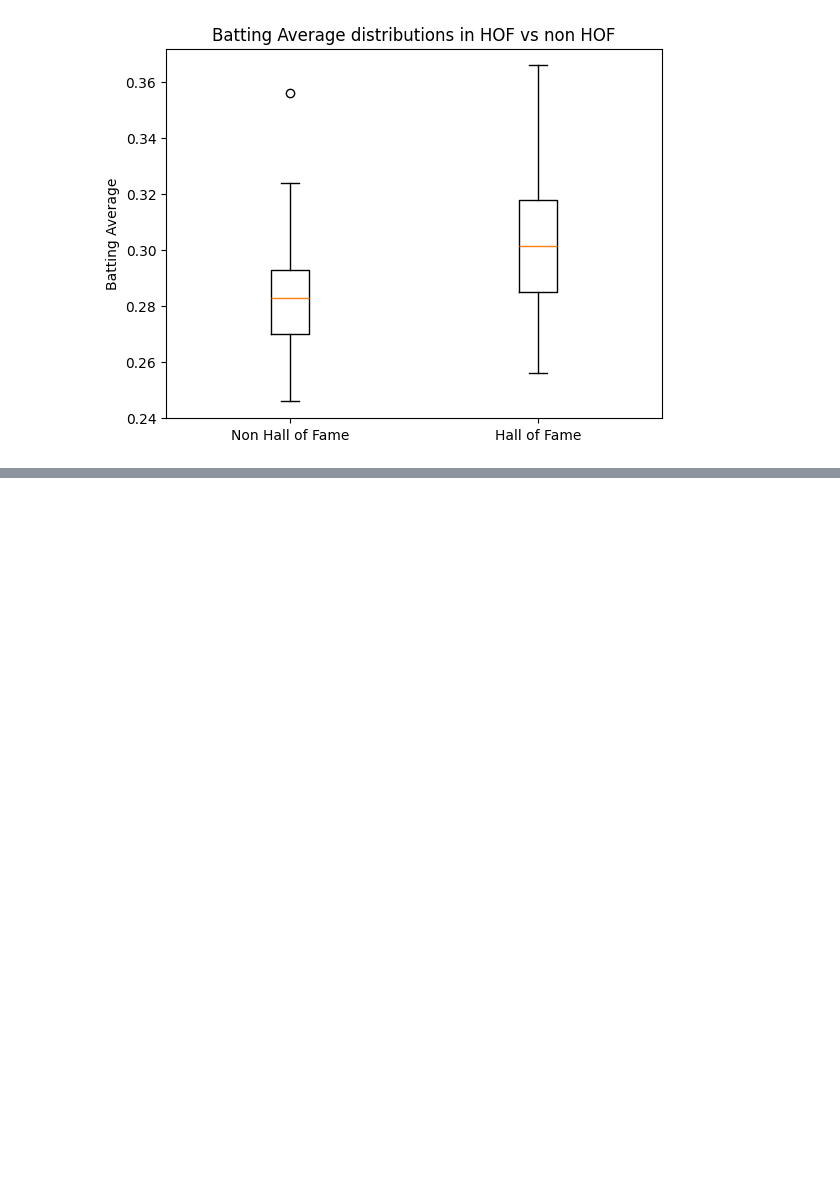
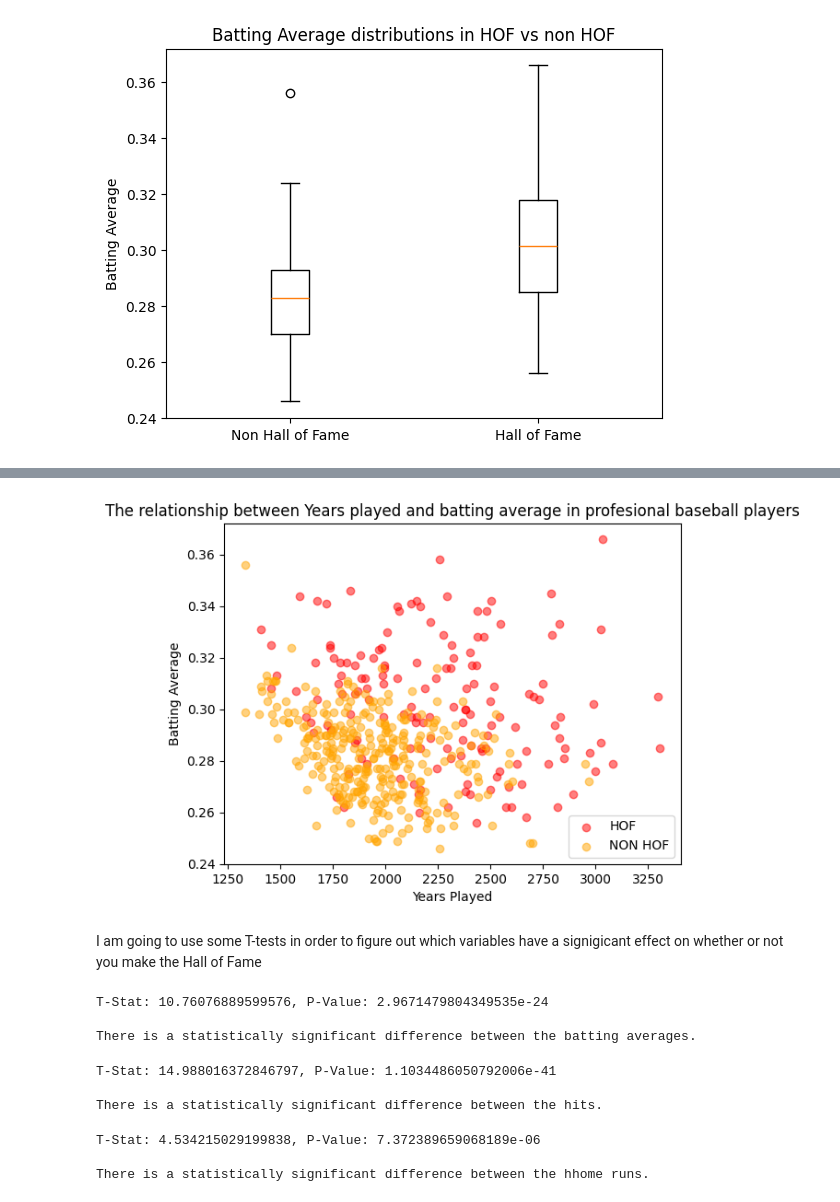
Before and after one commit to LucaMorocco/Luca-s-room, a Jupyter notebook: Coding_School_data_science_project_Baseball.ipynb, the cells around one changed output, grey strips where cells are left out. Drawn from its saved outputs; the diff is of its cells as text; code cells hidden in the pictures; blank space fills up the shorter version.

Commit message:
T-tests and means

```diff
--- a/Coding_School_data_science_project_Baseball.ipynb
+++ b/Coding_School_data_science_project_Baseball.ipynb
@@ -434,0 +436,14 @@ plt.show()
+# %%
+plt.scatter(df_one[df_one['Hall of Fame'] == 1]['Games Played'],df_one[df_one['Hall of Fame'] == 1]
+ ['Batting Average'], alpha = 0.5, color ='red', label = 'HOF')
+plt.scatter(df_one[df_one['Hall of Fame'] == 0]['Games Played'],df_one[df_one['Hall of Fame'] == 0]
+ ['Batting Average'], alpha = 0.5, color= "orange", label = 'NON HOF')
+plt.title("The relationship between Years played and batting average in profesional baseball players")
+plt.xlabel('Years Played')
+plt.ylabel('Batting Average')
+plt.legend()
+plt.show()
+# %% [output]
+[figure, added]
+# %% [markdown]
+I am going to use some T-tests in order to figure out which variables have a signigicant effect on whether or not you make the Hall of Fame
@@ -434,0 +452,54 @@ plt.show()
+# %%
+#T-test for Batting Average.
+#Hypothesis- Batting Average affects entry into the HOF
+#Null Hypothesis- Batting average has no effect on HOF entry
+#P-Value< .05 to reject Null Hypothesis
+Hall_fame= df_one[df_one['Hall of Fame'] == 1]['Batting Average']
+non_fame= df_one[df_one["Hall of Fame"] == 0]['Batting Average']
+t_stat, p_val= stats.ttest_ind(Hall_fame, non_fame)
+print(f"T-Stat: {t_stat}, P-Value: {p_val}\n")
+
+if p_val > 0.05:
+    print("There is no statistically significant difference in batting averages.")
+else:
+    print("There is a statistically significant difference between the batting averages.")
+# %% [output]
+T-Stat: 10.76076889599576, P-Value: 2.9671479804349535e-24
+
+There is a statistically significant difference between the batting averages.
+# %%
+#T-test for Hits
+#Hypothesis- number of hits affect entry into the HOF
+#Null Hypothesis- number of hits does not affect entry into the Hof
+#P-Value< .05 to reject the Null hypothesis
+Hall_fame= df_one[df_one['Hall of Fame'] == 1]['Hits']
+non_fame= df_one[df_one["Hall of Fame"] == 0]['Hits']
+t_stat, p_val= stats.ttest_ind(Hall_fame, non_fame)
+print(f"T-Stat: {t_stat}, P-Value: {p_val}\n")
+
+if p_val > 0.05:
+    print("There is no statistically significant difference between the hits.")
+else:
+    print("There is a statistically significant difference between the hits.")
+# %% [output]
+T-Stat: 14.988016372846797, P-Value: 1.1034486050792006e-41
+
+There is a statistically significant difference between the hits.
+# %%
+#T-test for Home Runs
+#Hypothesis-number of hits affect entry into the HOF
+#Null Hypothesis- number of hits does not affect entry into the HOF
+#P-value < .05 to reject the Null Hypothesis
+Hall_fame= df_one[df_one['Hall of Fame'] == 1]['Home Runs']
+non_fame= df_one[df_one["Hall of Fame"] == 0]['Home Runs']
+t_stat, p_val= stats.ttest_ind(Hall_fame, non_fame)
+print(f"T-Stat: {t_stat}, P-Value: {p_val}\n")
+
+if p_val > 0.05:
+    print("There is no statistically significant difference between the home runs.")
+else:
+    print("There is a statistically significant difference between the hhome runs.")
+# %% [output]
+T-Stat: 4.534215029199838, P-Value: 7.372389659068189e-06
+
+There is a statistically significant difference between the hhome runs.
```
Also changed, not shown: parts of 18 cells of this notebook.
